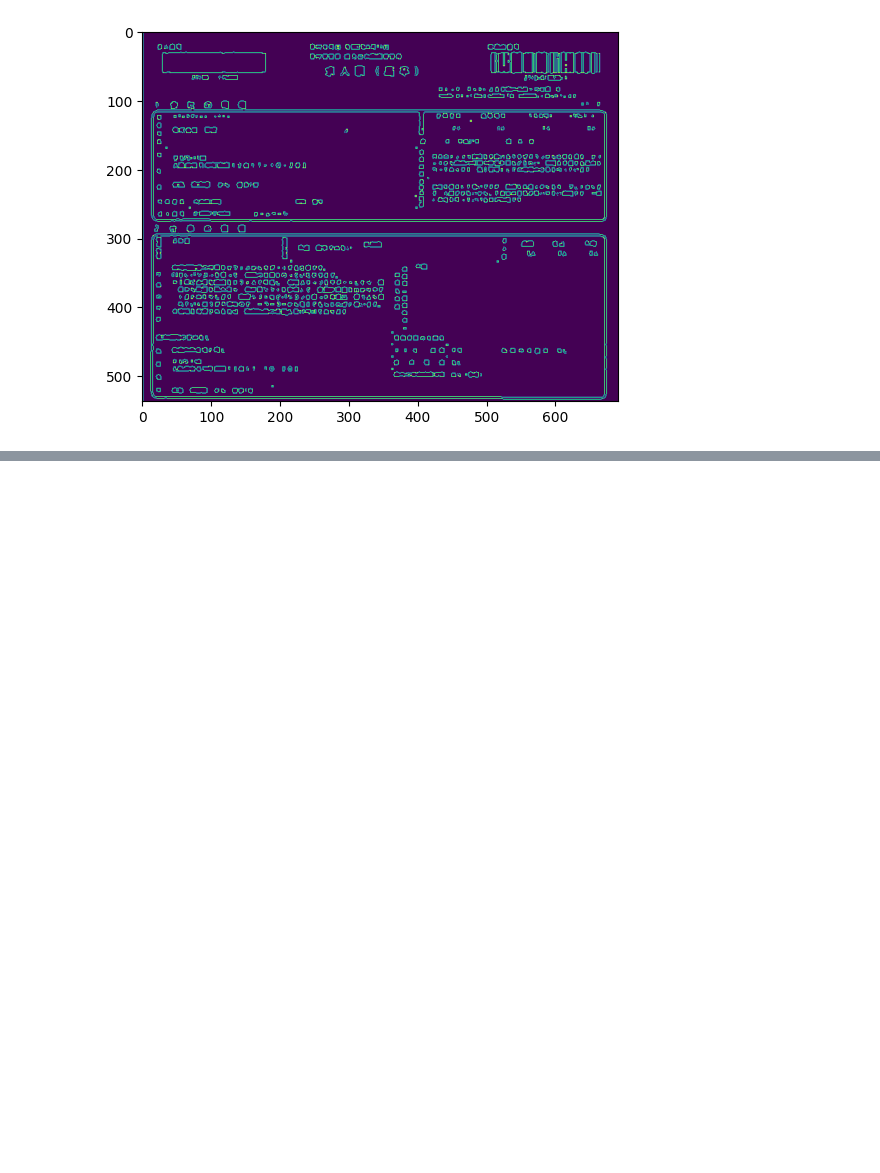
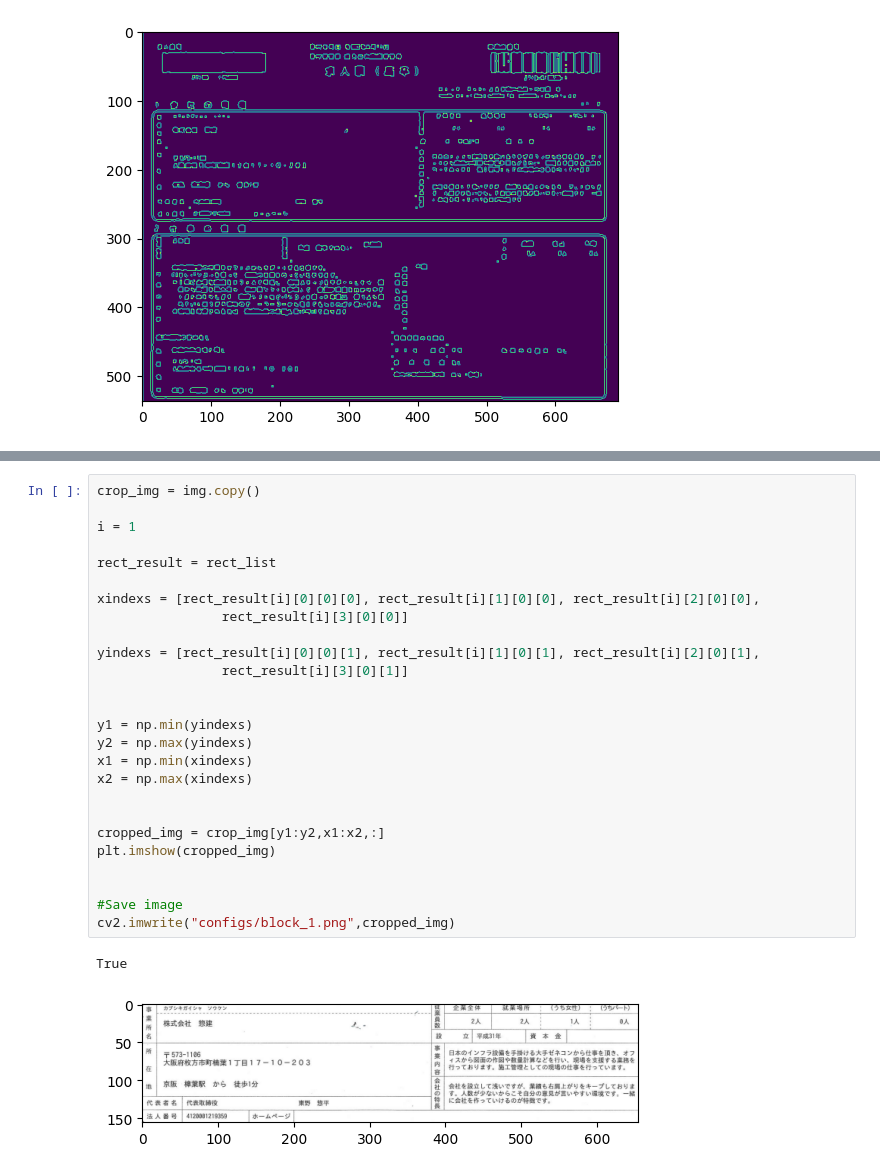
Before and after one commit to tharhtetsan/ML-in-Prod-batch-1, a Jupyter notebook: 3_image_processing_techniques/OCR_proj/ocr_proj.ipynb, the cells around one changed output, grey strips where cells are left out. Drawn from its saved outputs; the diff is of its cells as text; blank space fills up the shorter version.

```diff
--- a/3_image_processing_techniques/OCR_proj/ocr_proj.ipynb
+++ b/3_image_processing_techniques/OCR_proj/ocr_proj.ipynb
@@ -100,0 +95,29 @@ for cur_rect in rect_list[0]:
+# %%
+crop_img = img.copy()
+
+i = 1
+
+rect_result = rect_list
+
+xindexs = [rect_result[i][0][0][0], rect_result[i][1][0][0], rect_result[i][2][0][0],
+                rect_result[i][3][0][0]]
+
+yindexs = [rect_result[i][0][0][1], rect_result[i][1][0][1], rect_result[i][2][0][1],
+                rect_result[i][3][0][1]]
+
+
+y1 = np.min(yindexs)
+y2 = np.max(yindexs)
+x1 = np.min(xindexs)
+x2 = np.max(xindexs)
+
+
+cropped_img = crop_img[y1:y2,x1:x2,:]
+plt.imshow(cropped_img)
+
+
+#Save image
+cv2.imwrite("configs/block_1.png",cropped_img)
+# %% [output]
+True
+[figure, added]
```
Also changed, not shown: parts of 15 cells of this notebook, 4 other files.
